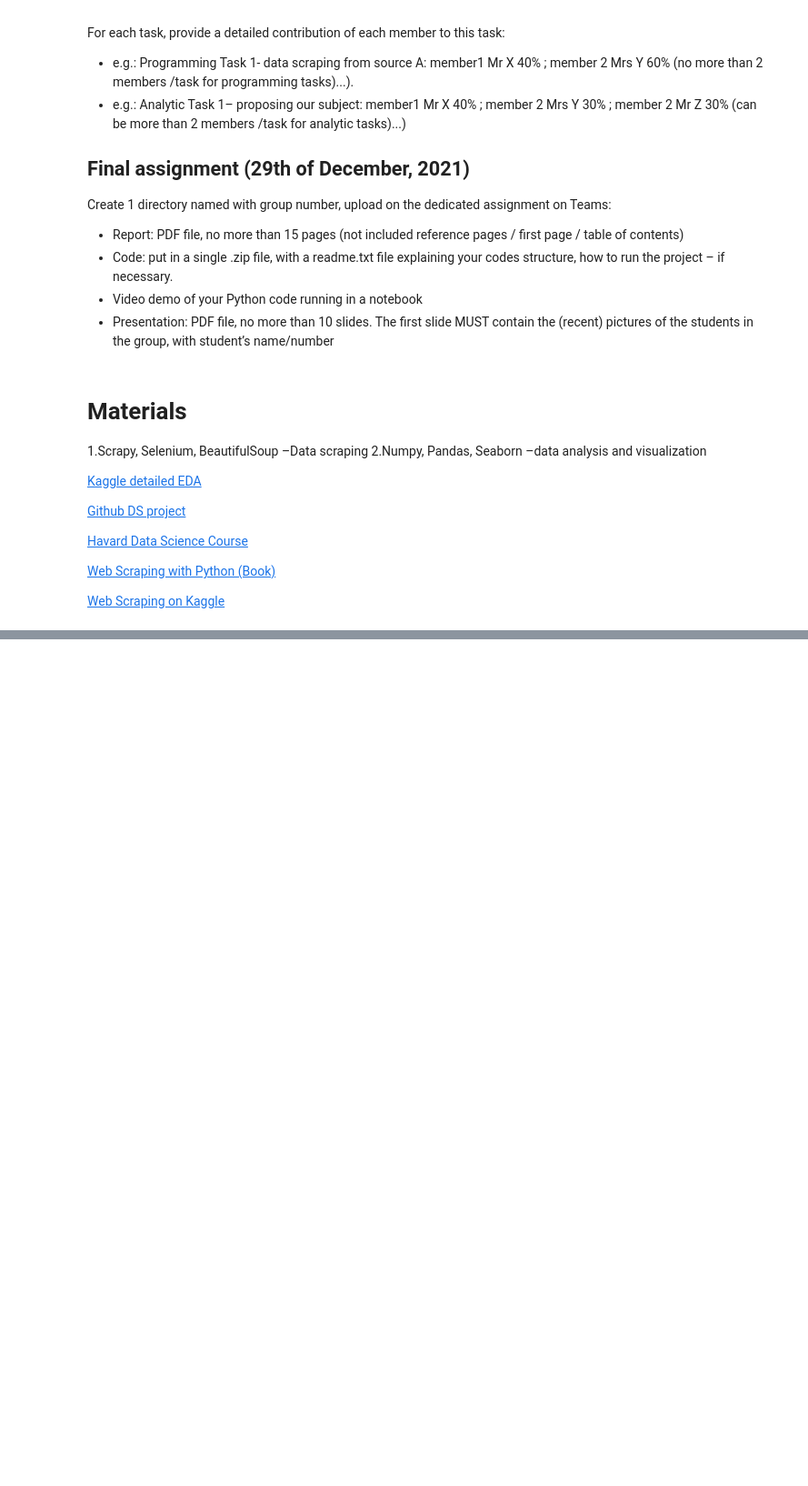
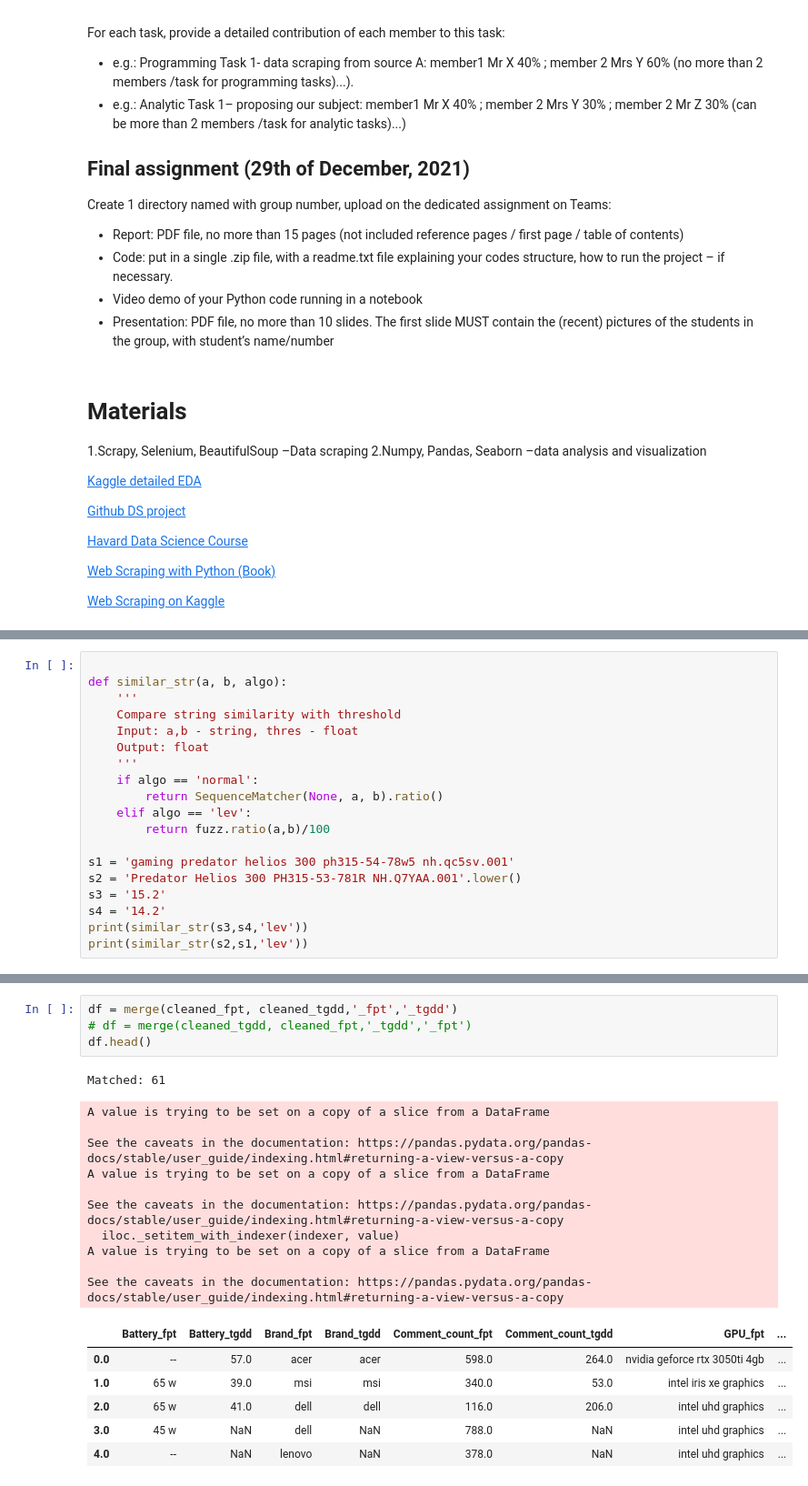
Before and after one commit to hungpham13/Laptop-EDA, a Jupyter notebook: DS_Project_20211.ipynb, the cells around one changed output, grey strips where cells are left out. Shown at 91% size. Drawn from its saved outputs; the diff is of its cells as text; blank space fills up the shorter version.

```diff
--- a/DS_Project_20211.ipynb
+++ b/DS_Project_20211.ipynb
@@ -44,0 +533,19 @@ Create 1 directory named with group number, upload on the dedicated assignment o
+# %%
+
+def similar_str(a, b, algo):
+    '''
+    Compare string similarity with threshold
+    Input: a,b - string, thres - float
+    Output: float
+    '''
+    if algo == 'normal':
+        return SequenceMatcher(None, a, b).ratio()
+    elif algo == 'lev':
+        return fuzz.ratio(a,b)/100
+
+s1 = 'gaming predator helios 300 ph315-54-78w5 nh.qc5sv.001'
+s2 = 'Predator Helios 300 PH315-53-781R NH.Q7YAA.001'.lower()
+s3 = '15.2'
+s4 = '14.2'
+print(similar_str(s3,s4,'lev'))
+print(similar_str(s2,s1,'lev'))
@@ -44,0 +621,22 @@ Create 1 directory named with group number, upload on the dedicated assignment o
+# %%
+df = merge(cleaned_fpt, cleaned_tgdd,'_fpt','_tgdd')
+# df = merge(cleaned_tgdd, cleaned_fpt,'_tgdd','_fpt')
+df.head()
+# %% [output]
+Matched: 61
+A value is trying to be set on a copy of a slice from a DataFrame
+
+See the caveats in the documentation: https://pandas.pydata.org/pandas-docs/stable/user_guide/indexing.html#returning-a-view-versus-a-copy
+A value is trying to be set on a copy of a slice from a DataFrame
+
+See the caveats in the documentation: https://pandas.pydata.org/pandas-docs/stable/user_guide/indexing.html#returning-a-view-versus-a-copy
+  iloc._setitem_with_indexer(indexer, value)
+A value is trying to be set on a copy of a slice from a DataFrame
+
+See the caveats in the documentation: https://pandas.pydata.org/pandas-docs/stable/user_guide/indexing.html#returning-a-view-versus-a-copy
+|  | Battery_fpt | Battery_tgdd | Brand_fpt | Brand_tgdd | Comment_count_fpt | Comment_count_tgdd | GPU_fpt | ... |
+| 0.0 | -- | 57.0 | acer | acer | 598.0 | 264.0 | nvidia geforce rtx 3050ti 4gb | ... |
+| 1.0 | 65 w | 39.0 | msi | msi | 340.0 | 53.0 | intel iris xe graphics | ... |
+| 2.0 | 65 w | 41.0 | dell | dell | 116.0 | 206.0 | intel uhd graphics | ... |
+| 3.0 | 45 w | NaN | dell | NaN | 788.0 | NaN | intel uhd graphics | ... |
+| 4.0 | -- | NaN | lenovo | NaN | 378.0 | NaN | intel uhd graphics | ... |
```
Also changed, not shown: parts of 25 cells of this notebook.
